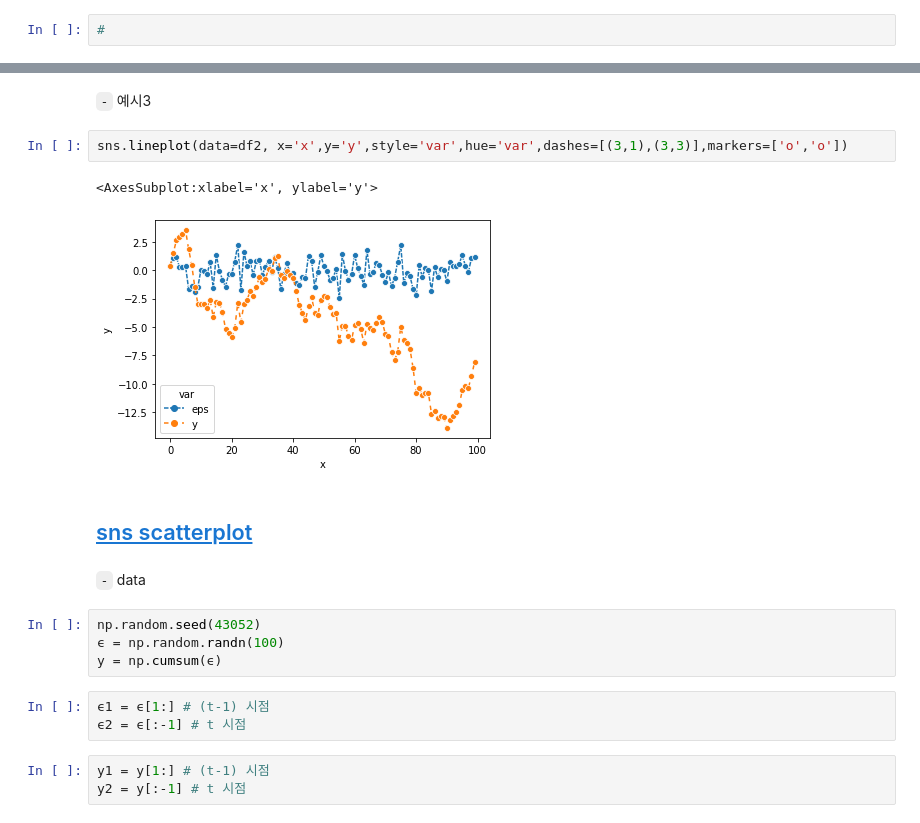
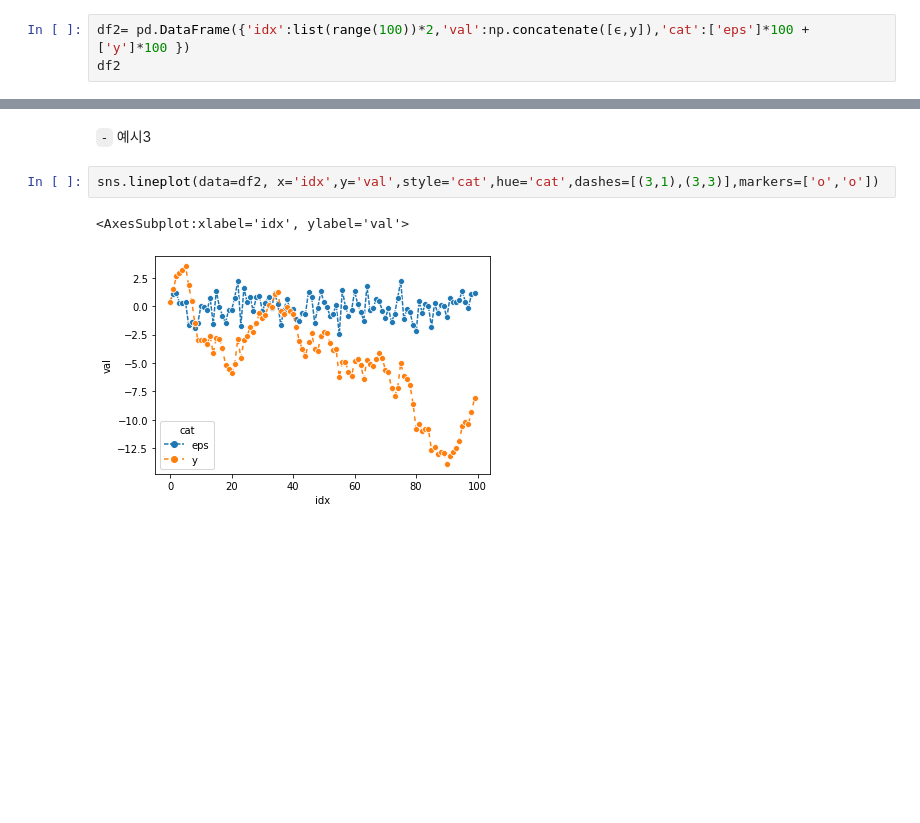
Before and after one commit to guebin/DV2022_backup, a Jupyter notebook: _notebooks/2022-09-28-(4주차) 9월28일.ipynb, the cells around one changed output, grey strips where cells are left out. Saved outputs shown, nothing was run; the diff lists cells and outputs as text; blank space fills up the shorter version.

```diff
--- a/_notebooks/2022-09-28-(4주차) 9월28일.ipynb
+++ b/_notebooks/2022-09-28-(4주차) 9월28일.ipynb
@@ -365,5 +335,6 @@ sns.lineplot(data=df1,dashes=[(3,1),(3,3)],markers=['o','o'])
 # %% [markdown]
 ### sns: long df
 # %%
-#
+df2= pd.DataFrame({'idx':list(range(100))*2,'val':np.concatenate([ϵ,y]),'cat':['eps']*100 + ['y']*100 })
+df2
 # %% [output]
@@ -397,21 +368,7 @@ sns.lineplot(data=df2, x='x',y='y',style='var',hue='var',markers=True)
 # %% [markdown]
 `-` 예시3
 # %%
-sns.lineplot(data=df2, x='x',y='y',style='var',hue='var',dashes=[(3,1),(3,3)],markers=['o','o'])
+sns.lineplot(data=df2, x='idx',y='val',style='cat',hue='cat',dashes=[(3,1),(3,3)],markers=['o','o'])
 # %% [output]
-<AxesSubplot:xlabel='x', ylabel='y'>
+<AxesSubplot:xlabel='idx', ylabel='val'>
-[figure, old version]
+[figure, new version]
-# %% [markdown]
-## [sns scatterplot](https://seaborn.pydata.org/generated/seaborn.scatterplot.html)
-# %% [markdown]
-`-` data
-# %%
-np.random.seed(43052)
-ϵ = np.random.randn(100)
-y = np.cumsum(ϵ)
-# %%
-ϵ1 = ϵ[1:] # (t-1) 시점
-ϵ2 = ϵ[:-1] # t 시점
-# %%
-y1 = y[1:] # (t-1) 시점
-y2 = y[:-1] # t 시점
```
Also changed, not shown: parts of 91 cells of this notebook, 2 other files.
